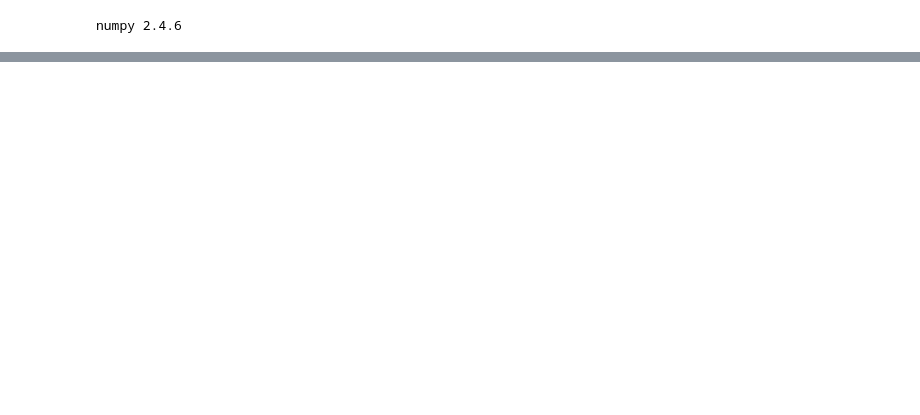
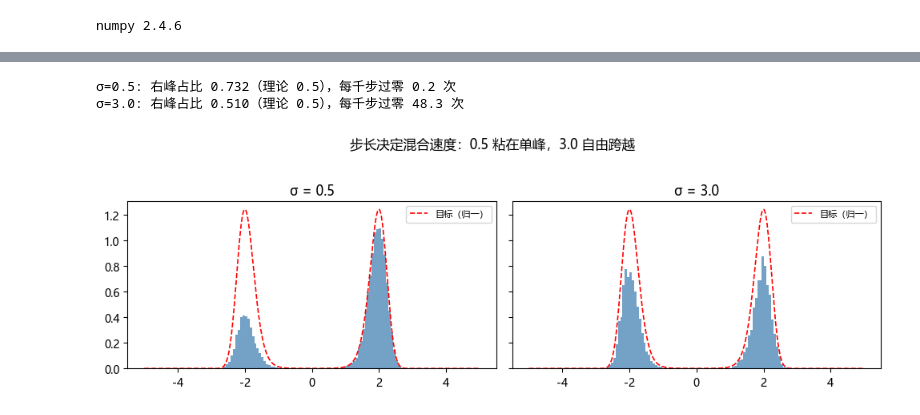
Before and after one commit to linxiawmt/MASAMI-Brain, a Jupyter notebook: docs/mc/nb/ch05.ipynb, the cells around one changed output, grey strips where cells are left out. Cells and saved outputs as stored; diff of their text form; code cells hidden in the pictures; blank space fills up the shorter version.

```diff
--- a/docs/mc/nb/ch05.ipynb
+++ b/docs/mc/nb/ch05.ipynb
@@ -190,0 +110,32 @@ print(f"理论：var((I1+I2)/2)/var(I1) = (1+ρ)/2 = {(1+rho)/2:.4f}，即方差
+# %%
+def metropolis_1d(n, sigma, x0=0.0):
+    x, chain = x0, np.empty(n)
+    for i in range(n):
+        y = x + sigma * rng.standard_normal()
+        logh = -0.5 * ((y**2 - 4)**2 - (x**2 - 4)**2)
+        if np.log(rng.random()) < logh:
+            x = y
+        chain[i] = x
+    return chain
+
+n = 60_000
+res = {s: metropolis_1d(n, s) for s in (0.5, 3.0)}
+for s, c in res.items():
+    right = (c > 0).mean()
+    crossings = np.mean(np.abs(np.diff(np.sign(c))) > 0) * 1000
+    print(f"σ={s}: 右峰占比 {right:.3f}（理论 0.5），每千步过零 {crossings:.1f} 次")
+# %% [output]
+σ=0.5: 右峰占比 0.732（理论 0.5），每千步过零 0.2 次
+σ=3.0: 右峰占比 0.510（理论 0.5），每千步过零 48.3 次
+# %%
+fig, axes = plt.subplots(1, 2, figsize=(10, 3.2), sharey=True)
+xx = np.linspace(-5, 5, 500)
+dens = np.exp(-0.5 * (xx**2 - 4)**2)
+for ax, (s, c) in zip(axes, res.items()):
+    ax.hist(c, bins=80, density=True, color="steelblue", alpha=0.75)
+    ax.plot(xx, dens / dens.sum() * 80, "r--", lw=1.2, label="目标（归一）")
+    ax.set_title(f"σ = {s}"); ax.legend(fontsize=8)
+fig.suptitle("步长决定混合速度：0.5 粘在单峰，3.0 自由跨越", y=1.03)
+fig.tight_layout(); save(fig, "out-5-3.png"); plt.show()
+# %% [output]
+[figure, added]
```
Also changed, not shown: parts of 33 cells of this notebook, 18 other files.
